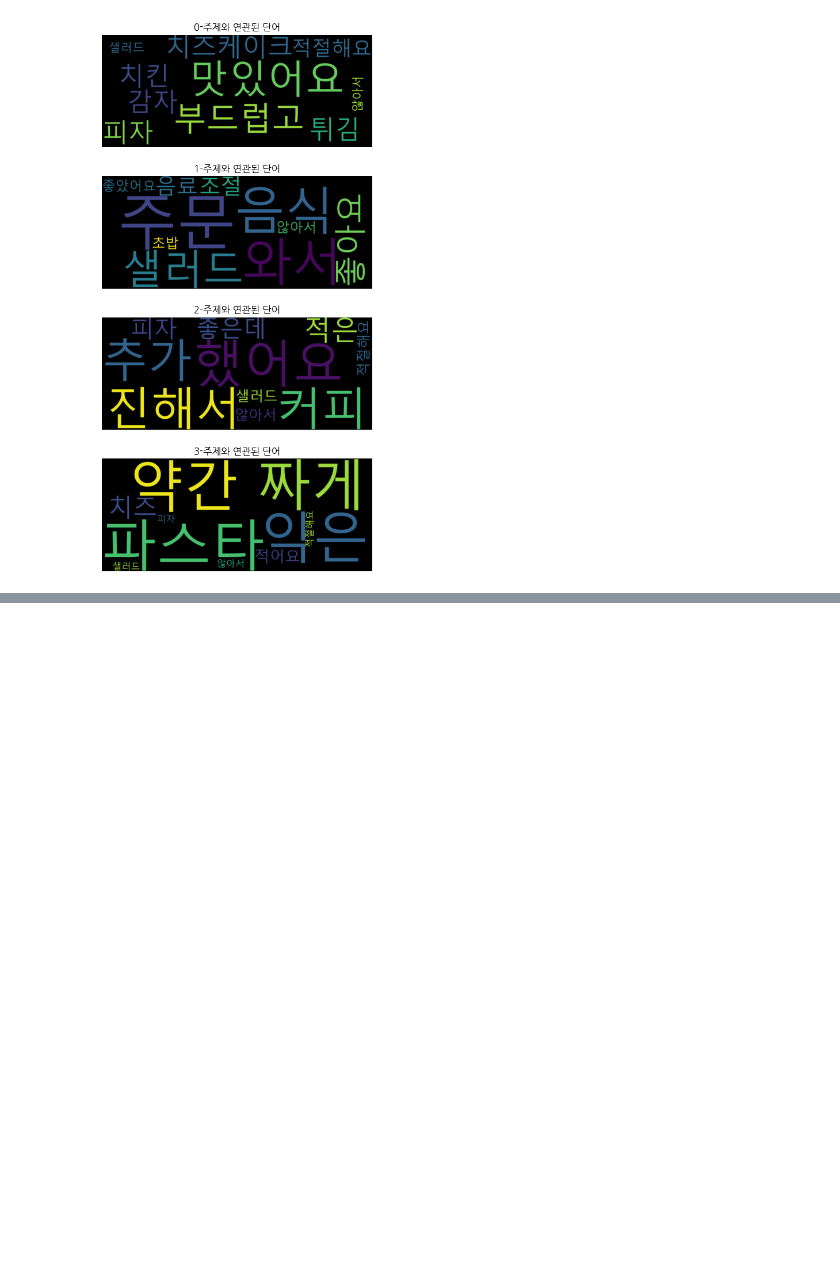
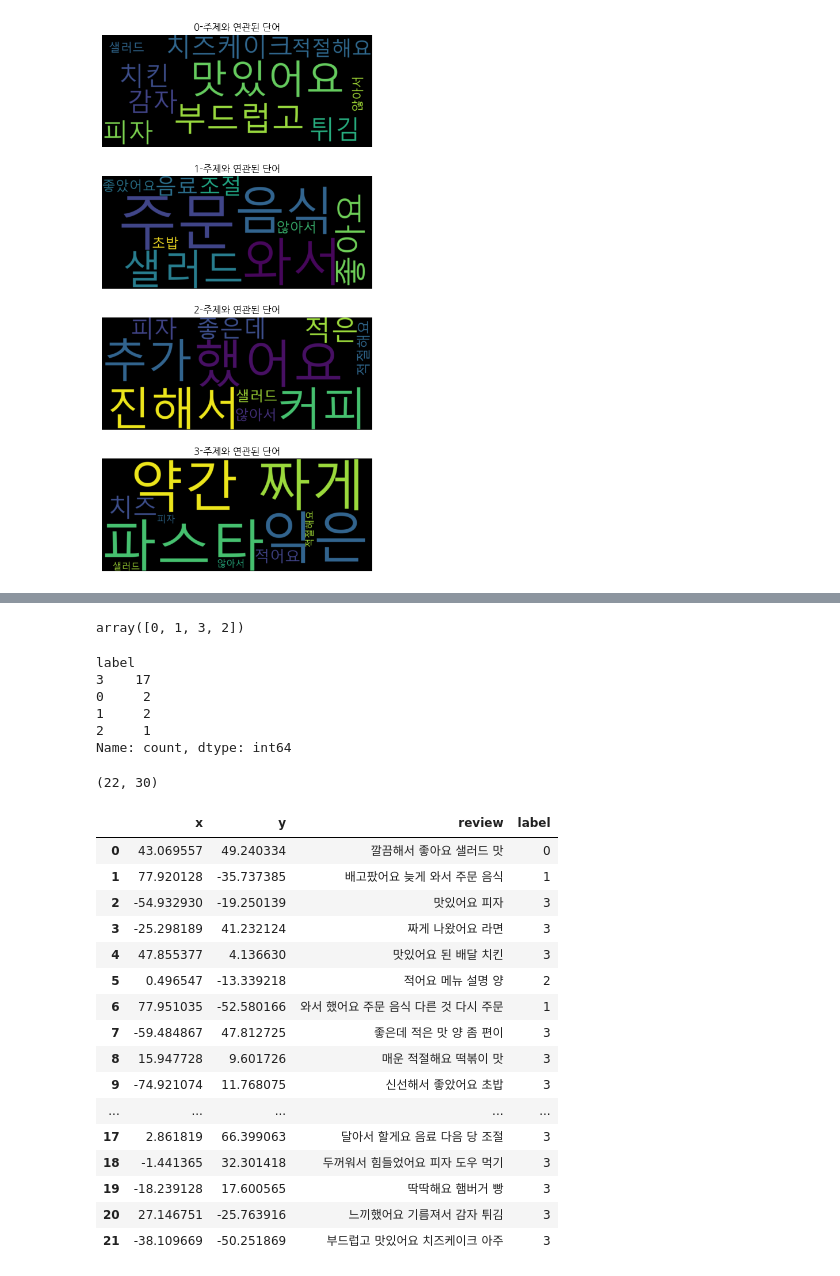
Before and after one commit to sang105kr/kdt_pythonstudy, a Jupyter notebook: nlp/clustering.ipynb, the cells around one changed output, grey strips where cells are left out. Cells and saved outputs as stored; diff of their text form; code cells hidden in the pictures; blank space fills up the shorter version.

```diff
--- a/nlp/clustering.ipynb
+++ b/nlp/clustering.ipynb
@@ -404,0 +451,17 @@ plt.show()
+# %%
+df_kmeans['label'].unique()
+# %% [output]
+array([0, 1, 3, 2])
+# %%
+df_kmeans['label'].value_counts()
+# %% [output]
+label
+3    17
+0     2
+1     2
+2     1
+Name: count, dtype: int64
+# %%
+x_vect_dtm.shape
+# %% [output]
+(22, 30)
@@ -404,0 +473,23 @@ plt.show()
+# %%
+df_tsne = pd.DataFrame(tsne_result, columns=['x','y'])
+df_tsne['review'] = df_review['review']
+df_tsne['label'] = kmeans.labels_
+df_tsne
+# %% [output]
+|  | x | y | review | label |
+| 0 | 43.069557 | 49.240334 | 깔끔해서 좋아요 샐러드 맛 | 0 |
+| 1 | 77.920128 | -35.737385 | 배고팠어요 늦게 와서 주문 음식 | 1 |
+| 2 | -54.932930 | -19.250139 | 맛있어요 피자 | 3 |
+| 3 | -25.298189 | 41.232124 | 짜게 나왔어요 라면 | 3 |
+| 4 | 47.855377 | 4.136630 | 맛있어요 된 배달 치킨 | 3 |
+| 5 | 0.496547 | -13.339218 | 적어요 메뉴 설명 양 | 2 |
+| 6 | 77.951035 | -52.580166 | 와서 했어요 주문 음식 다른 것 다시 주문 | 1 |
+| 7 | -59.484867 | 47.812725 | 좋은데 적은 맛 양 좀 편이 | 3 |
+| 8 | 15.947728 | 9.601726 | 매운 적절해요 떡볶이 맛 | 3 |
+| 9 | -74.921074 | 11.768075 | 신선해서 좋았어요 초밥 | 3 |
+| ... | ... | ... | ... | ... |
+| 17 | 2.861819 | 66.399063 | 달아서 할게요 음료 다음 당 조절 | 3 |
+| 18 | -1.441365 | 32.301418 | 두꺼워서 힘들었어요 피자 도우 먹기 | 3 |
+| 19 | -18.239128 | 17.600565 | 딱딱해요 햄버거 빵 | 3 |
+| 20 | 27.146751 | -25.763916 | 느끼했어요 기름져서 감자 튀김 | 3 |
+| 21 | -38.109669 | -50.251869 | 부드럽고 맛있어요 치즈케이크 아주 | 3 |
```
Also changed, not shown: parts of 10 cells of this notebook.
